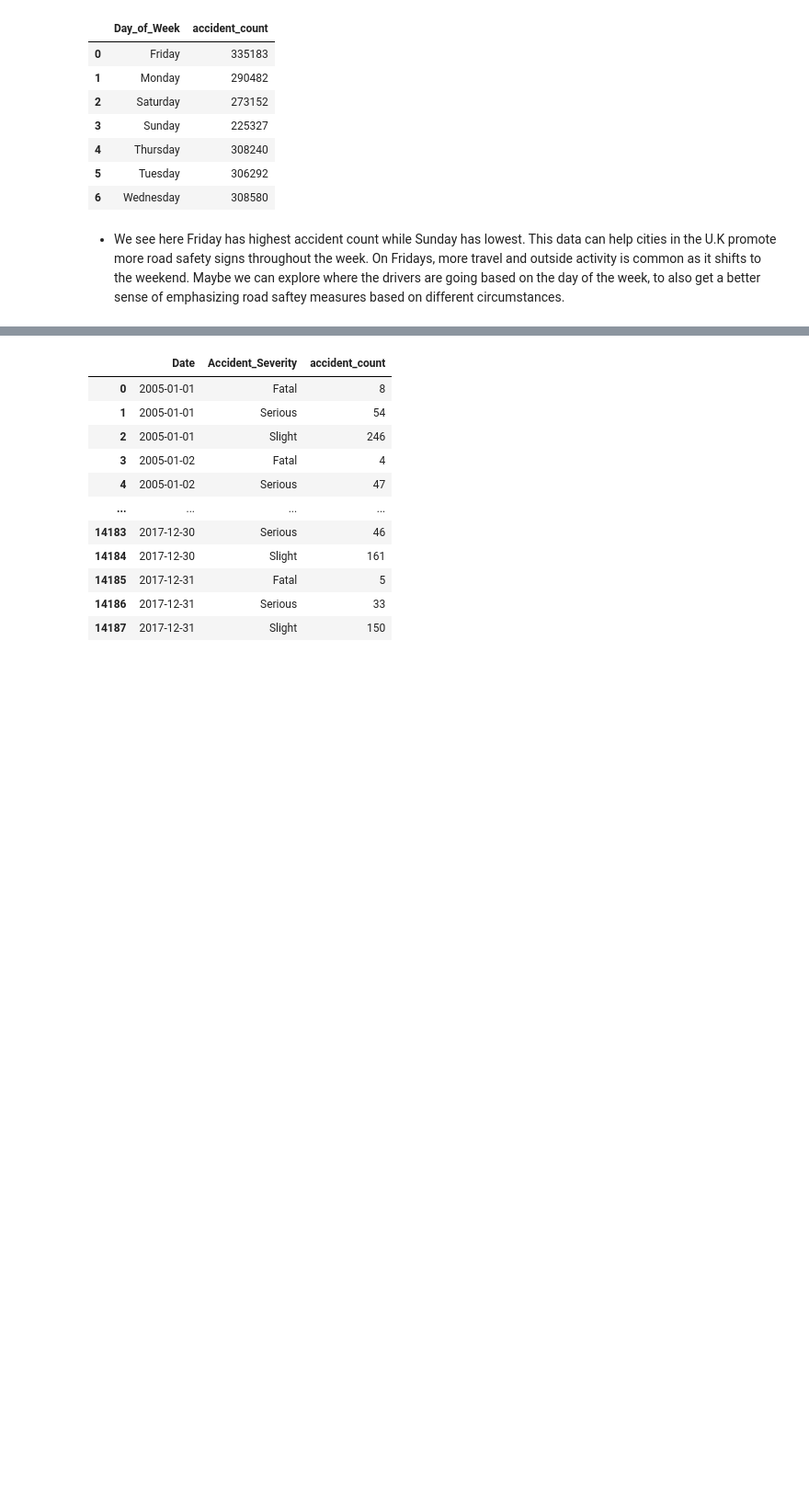
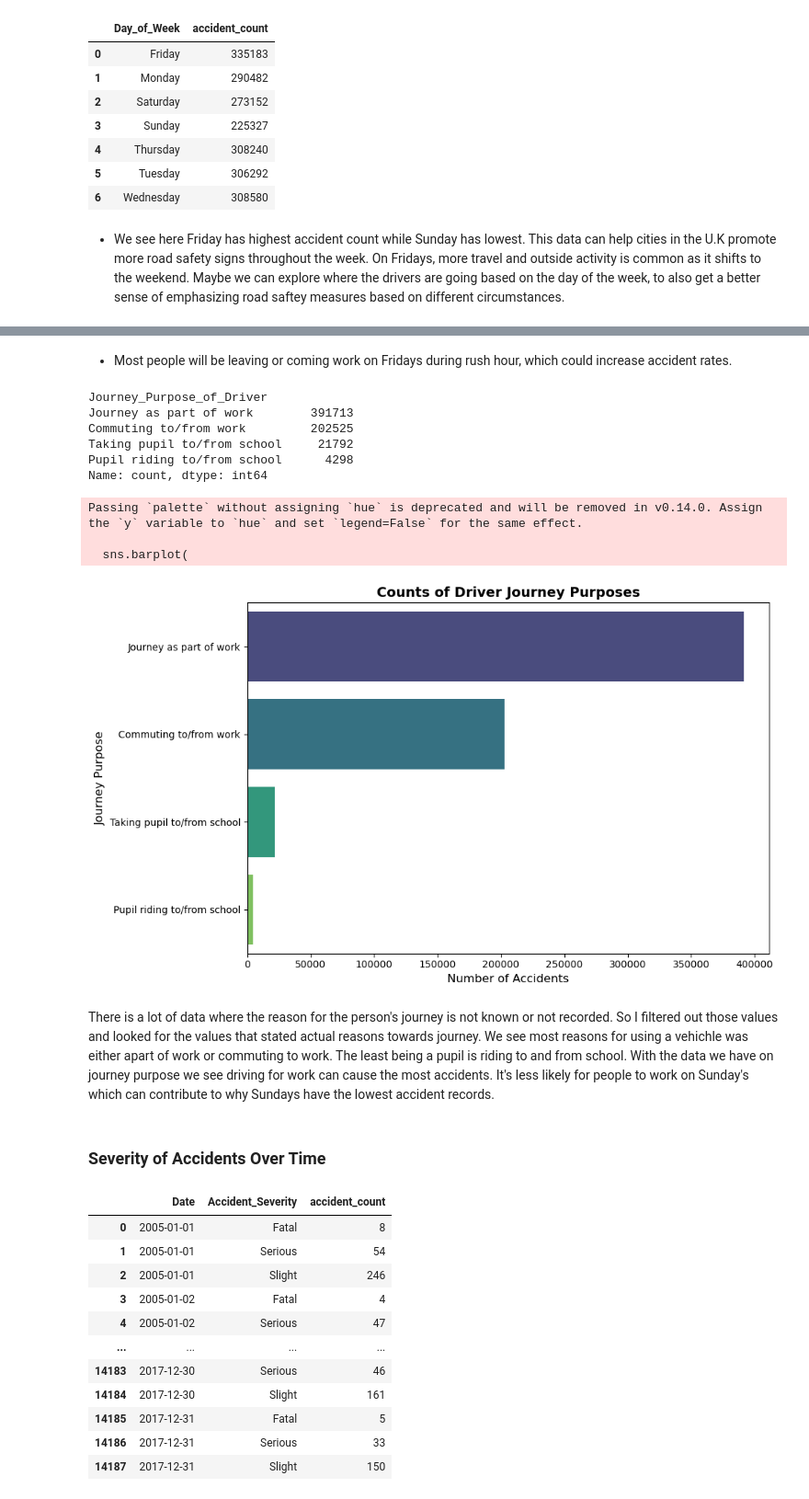
Before and after one commit to AmiJoba22/uk_road_safety_datapipe, a Jupyter notebook: notebooks/amina_ukeda.ipynb, the cells around one changed output, grey strips where cells are left out. Shown at 92% size. Saved outputs shown, nothing was run; the diff lists cells and outputs as text; code cells hidden in the pictures; blank space fills up the shorter version.

Commit message:
exploring weather, reason for transport, and area

```diff
--- a/notebooks/amina_ukeda.ipynb
+++ b/notebooks/amina_ukeda.ipynb
@@ -115,3 +189,49 @@ acc_data.groupby("Day_of_Week").size().reset_index(name="accident_count")
+# %% [markdown]
+- Most people will be leaving or coming work on Fridays during rush hour, which could increase accident rates.
+# %%
+has_valid_purpose = (
+    (veh_data["Journey_Purpose_of_Driver"] != "Data missing or out of range")
+    & (veh_data["Journey_Purpose_of_Driver"] != -1)
+    & (veh_data["Journey_Purpose_of_Driver"] != "-1")
+     & (veh_data["Journey_Purpose_of_Driver"] != "Other/Not known (2005-10)")
+     & (veh_data["Journey_Purpose_of_Driver"] != "Not known")
+     & (veh_data["Journey_Purpose_of_Driver"] != "Other")
+)
+
+valid_purposes = veh_data.loc[has_valid_purpose, "Journey_Purpose_of_Driver"]
+
+purpose_counts = valid_purposes.value_counts()
+
+purpose_counts
+# %% [output]
+Journey_Purpose_of_Driver
+Journey as part of work        391713
+Commuting to/from work         202525
+Taking pupil to/from school     21792
+Pupil riding to/from school      4298
+Name: count, dtype: int64
+# %%
+plt.figure(figsize=(10, 6))
+
+sns.barplot(
+    x=purpose_counts.values, y=purpose_counts.index, palette="viridis"
+)
+
+plt.title("Counts of Driver Journey Purposes", fontsize=14, fontweight="bold")
+plt.xlabel("Number of Accidents", fontsize=12)
+plt.ylabel("Journey Purpose", fontsize=12)
+
+plt.tight_layout()
+plt.show()
+# %% [output]
+Passing `palette` without assigning `hue` is deprecated and will be removed in v0.14.0. Assign the `y` variable to `hue` and set `legend=False` for the same effect.
+
+  sns.barplot(
+[figure, added]
+# %% [markdown]
+There is a lot of data where the reason for the person's journey is not known or not recorded. So I filtered out those values and looked for the values that stated actual reasons towards journey. We see most reasons for using a vehichle was either apart of work or commuting to work. The least being a pupil is riding to and from school. With the data we have on journey purpose we see driving for work can cause the most accidents. It's less likely for people to work on Sunday's which can contribute to why Sundays have the lowest accident records.
+# %% [markdown]
+### Severity of Accidents Over Time
 # %%
 acc_data["Date"] = pd.to_datetime(acc_data["Date"])
 # %%
```
Also changed, not shown: parts of 14 cells of this notebook.
